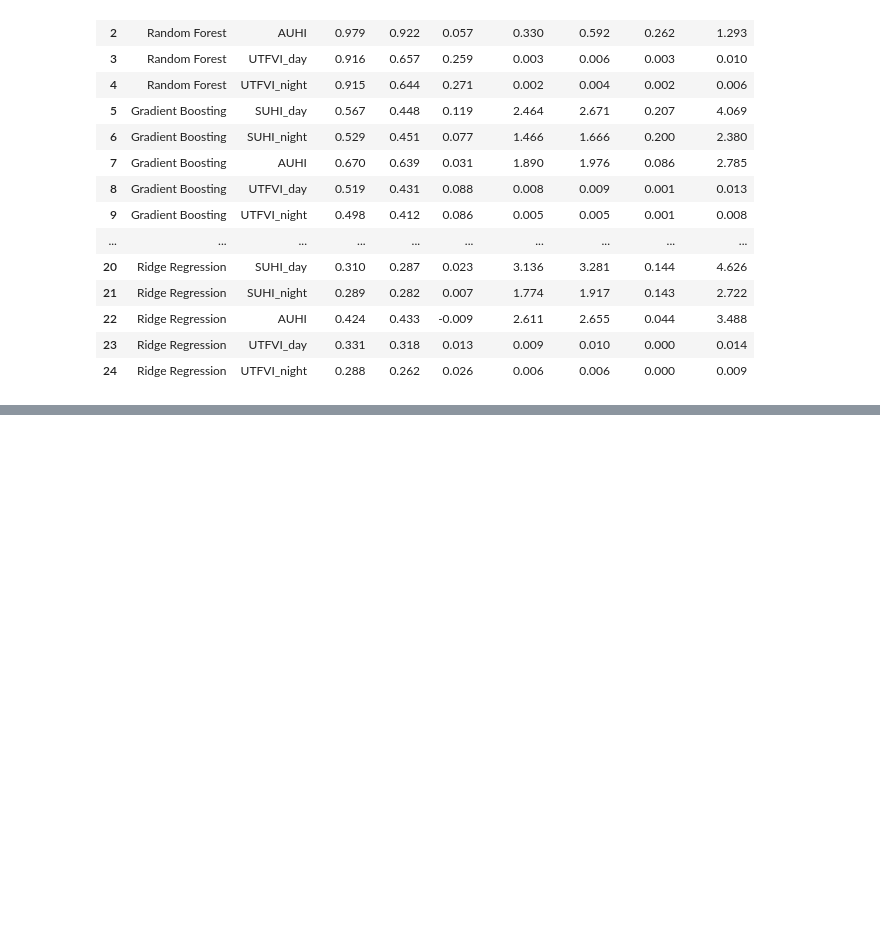
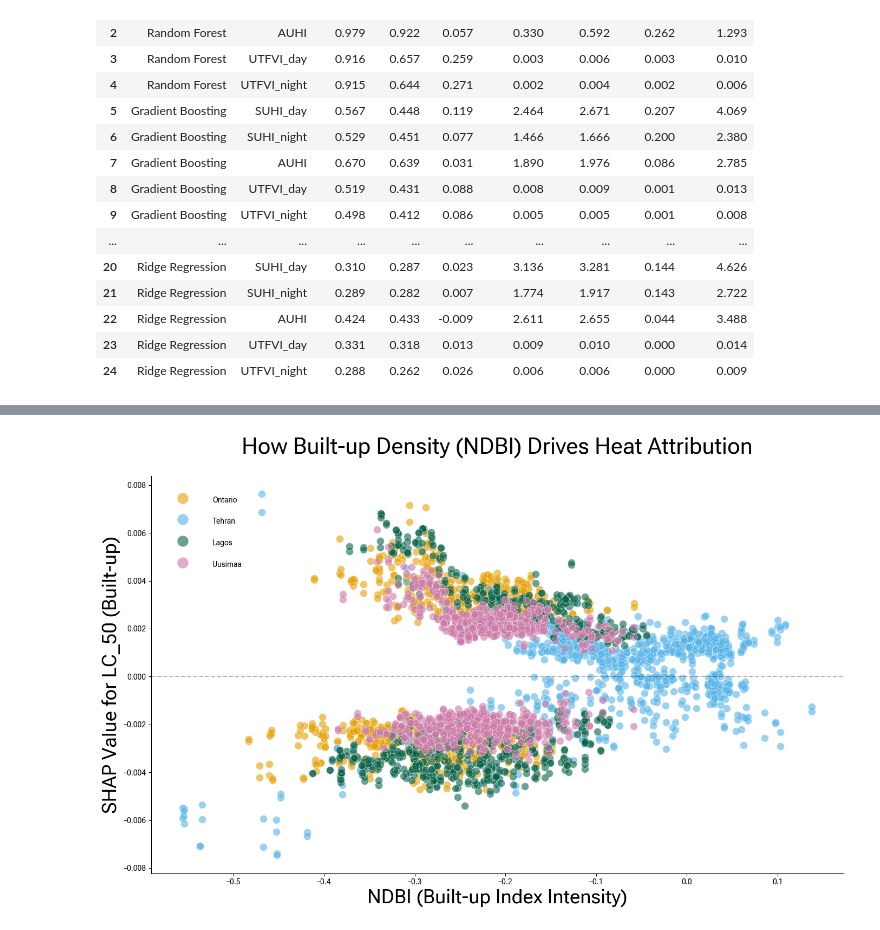
Before and after one commit to Peplinn/uhi-modelling, a Jupyter notebook: uhi-modelling.ipynb, the cells around one changed output, grey strips where cells are left out. Drawn from its saved outputs; the diff is of its cells as text; code cells hidden in the pictures; blank space fills up the shorter version.

Commit message:
Ready for Poster

```diff
--- a/uhi-modelling.ipynb
+++ b/uhi-modelling.ipynb
@@ -1230,0 +1510,14 @@ for city in ["Ontario", "Tehran", "Lagos", "Uusimaa"]:
+# %%
+for city in ["Ontario", "Tehran", "Lagos", "Uusimaa"]:
+    city_data = uhi_data[uhi_data["city"] == city]
+
+    # SUHI Metrics
+    suhi_mean = city_data["SUHI_day"].mean()
+    suhi_std = city_data["SUHI_day"].std()
+    suhi_max = city_data["SUHI_day"].max()
+
+    print(f"--- {city} SUHI Context ---")
+    print(f"Mean SUHI_day:    {suhi_mean:.8f}")
+    print(f"SUHI Intensity (StdDev): {suhi_std:.5f}")
+    print(f"Peak SUHI_day:    {suhi_max:.5f}")
+    print("-" * 25)
@@ -1230,0 +1545,71 @@ for city in ["Ontario", "Tehran", "Lagos", "Uusimaa"]:
+# %%
+import matplotlib.pyplot as plt
+import numpy as np
+
+# 1. Setup Data
+# Get the column index for LC_50 and NDBI
+lc50_idx = list(feature_cols_nogeo).index('LC_50')
+ndbi_vals = X_test_nogeo['NDBI'].values
+
+# Get SHAP values for LC_50 specifically
+explainer = shap.TreeExplainer(xgb_estimator)
+shap_values_test = explainer.shap_values(X_test_nogeo)
+# If multi-target, ensures we have the right slice.
+# Usually shap_values is [n_samples, n_features] for single output
+lc50_shap = shap_values_test[:, lc50_idx]
+
+# 2. City Mapping & Colors
+cities = ["Ontario", "Tehran", "Lagos", "Uusimaa"]
+# Using distinct, high-contrast colors for a poster
+city_colors = {
+    "Ontario": "#E69F00", # Orange
+    "Tehran": "#56B4E9",  # Sky Blue
+    "Lagos": "#066249",   # Bluish Green
+    "Uusimaa": "#CC79A7"  # Reddish Purple
+}
+
+# 3. Create the Plot
+fig, ax = plt.subplots(figsize=(14, 9))
+
+# Plot each city separately to create a clean categorical legend
+for city in cities:
+    mask = uhi_data.loc[X_test_nogeo.index, "city"] == city
+    ax.scatter(
+        ndbi_vals[mask],
+        lc50_shap[mask],
+        label=city,
+        color=city_colors[city],
+        alpha=0.6,
+        edgecolors='w',
+        linewidth=0.5,
+        s=100 # Larger points for poster visibility
+    )
+
+# --- Aesthetic Styling (Poster Scale) ---
+ax.axhline(0, color='black', linestyle='--', alpha=0.3) # Baseline
+
+# Spines
+for spine in ["top", "right"]:
+    ax.spines[spine].set_visible(False)
+
+# Fonts & Labels
+ax.set_title("How Built-up Density (NDBI) Drives Heat Attribution",
+             fontproperties=roboto_font, fontsize=30, pad=30)
+ax.set_xlabel("NDBI (Built-up Index Intensity)", fontproperties=roboto_font, fontsize=26)
+ax.set_ylabel("SHAP Value for LC_50 (Built-up)", fontproperties=roboto_font, fontsize=26)
+
+# Ticks
+ax.tick_params(axis='both', labelsize=20)
+for label in ax.get_xticklabels() + ax.get_yticklabels():
+    label.set_fontproperties(roboto_font)
+
+# Legend
+leg = ax.legend(prop={'size': 22}, frameon=False, loc='upper left', markerscale=1.5)
+for text in leg.get_texts():
+    text.set_fontproperties(roboto_font)
+
+plt.tight_layout()
+plt.savefig("plots/shap/poster_ndbi_interaction.png", dpi=300, bbox_inches='tight')
+plt.show()
+# %% [output]
+[figure, added]
```
Also changed, not shown: parts of 17 cells of this notebook, 2 other files.
